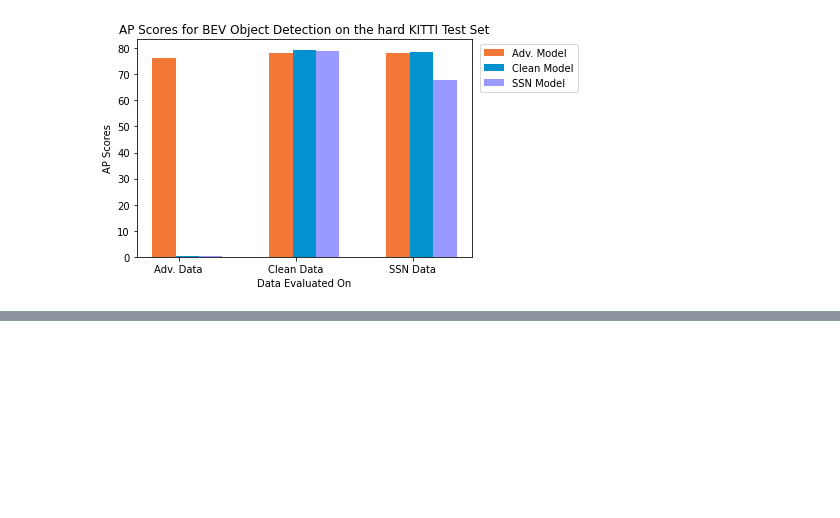
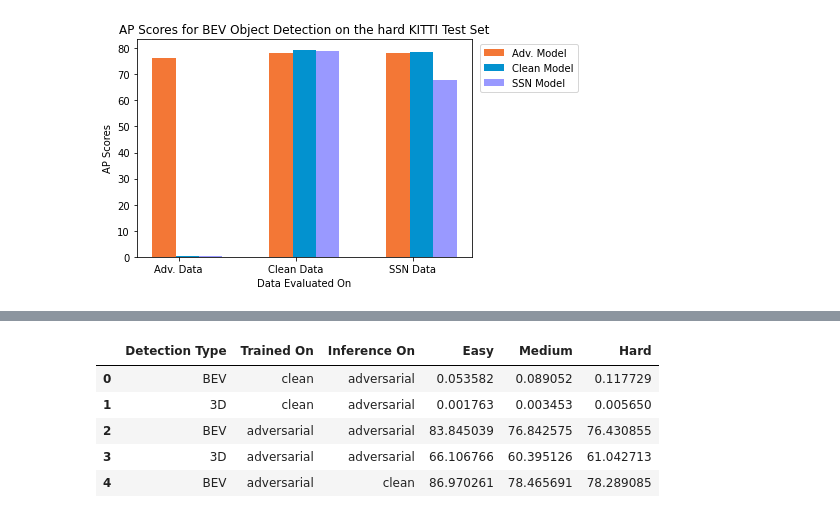
Before and after one commit to amuamushu/adv_avod_ssn, a Jupyter notebook: notebooks/report.ipynb, the cells around one changed output, grey strips where cells are left out. Drawn from its saved outputs; the diff is of its cells as text; code cells hidden in the pictures; blank space fills up the shorter version.

```diff
--- a/notebooks/report.ipynb
+++ b/notebooks/report.ipynb
@@ -97,0 +87,10 @@ for det_type, level in product(['3d', 'bev'], ['easy', 'medium', 'hard']):
+# %%
+ap_scores_pretty = ap_scores.copy()
+# %%
+ap_scores_pretty.detection_type = \
+    ap_scores_pretty.detection_type.apply(lambda x: x.upper())
+# %%
+ap_scores_pretty = ap_scores_pretty.drop(columns=["results_from"])
+# %%
+ap_scores_pretty.columns = \
+    ap_scores_pretty.columns.map(lambda x: x.replace("_", " ").title())
@@ -97,0 +99,9 @@ for det_type, level in product(['3d', 'bev'], ['easy', 'medium', 'hard']):
+# %%
+ap_scores_pretty.head()
+# %% [output]
+|  | Detection Type | Trained On | Inference On | Easy | Medium | Hard |
+| 0 | BEV | clean | adversarial | 0.053582 | 0.089052 | 0.117729 |
+| 1 | 3D | clean | adversarial | 0.001763 | 0.003453 | 0.005650 |
+| 2 | BEV | adversarial | adversarial | 83.845039 | 76.842575 | 76.430855 |
+| 3 | 3D | adversarial | adversarial | 66.106766 | 60.395126 | 61.042713 |
+| 4 | BEV | adversarial | clean | 86.970261 | 78.465691 | 78.289085 |
```
Also changed, not shown: parts of 9 cells of this notebook, 1 other file.
